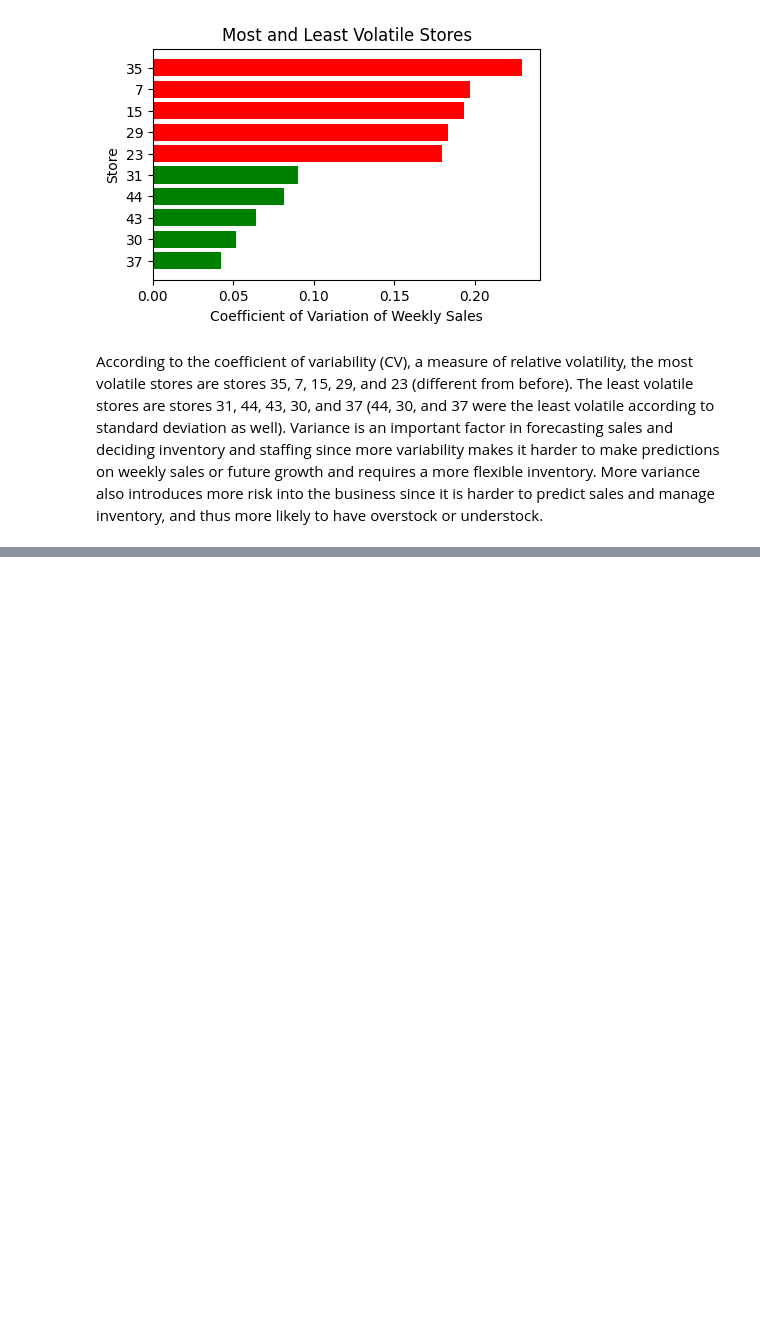
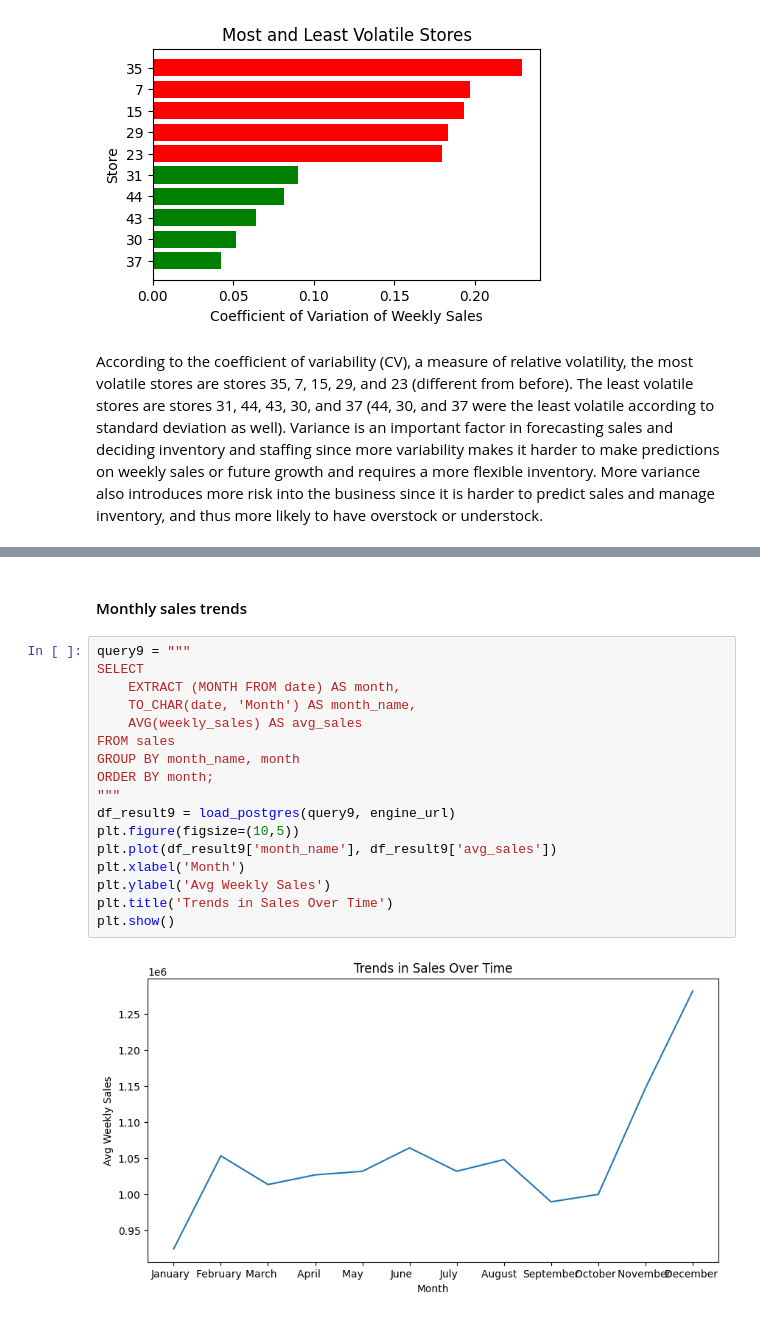
Before and after one commit to AaronVillegas5/walmart_data_analysis, a Jupyter notebook: notebooks/walmart_data_analysis.ipynb, the cells around one changed output, grey strips where cells are left out. Cells and saved outputs as stored; diff of their text form; blank space fills up the shorter version.

```diff
--- a/notebooks/walmart_data_analysis.ipynb
+++ b/notebooks/walmart_data_analysis.ipynb
@@ -306,0 +363,21 @@ According to the coefficient of variability (CV), a measure of relative volatili
+# %% [markdown]
+#### Monthly sales trends
+# %%
+query9 = """
+SELECT
+    EXTRACT (MONTH FROM date) AS month,
+    TO_CHAR(date, 'Month') AS month_name,
+    AVG(weekly_sales) AS avg_sales
+FROM sales
+GROUP BY month_name, month
+ORDER BY month;
+"""
+df_result9 = load_postgres(query9, engine_url)
+plt.figure(figsize=(10,5))
+plt.plot(df_result9['month_name'], df_result9['avg_sales'])
+plt.xlabel('Month')
+plt.ylabel('Avg Weekly Sales')
+plt.title('Trends in Sales Over Time')
+plt.show()
+# %% [output]
+[figure, added]
```
Also changed, not shown: parts of 10 cells of this notebook, 1 other file.
